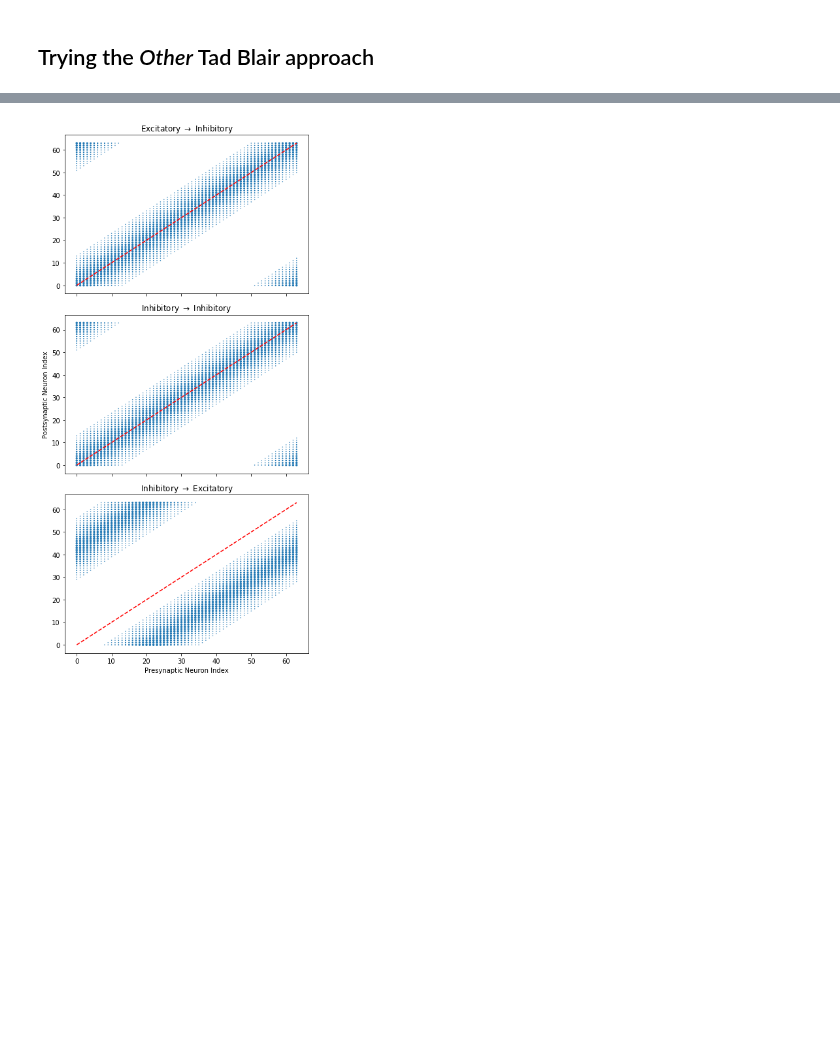
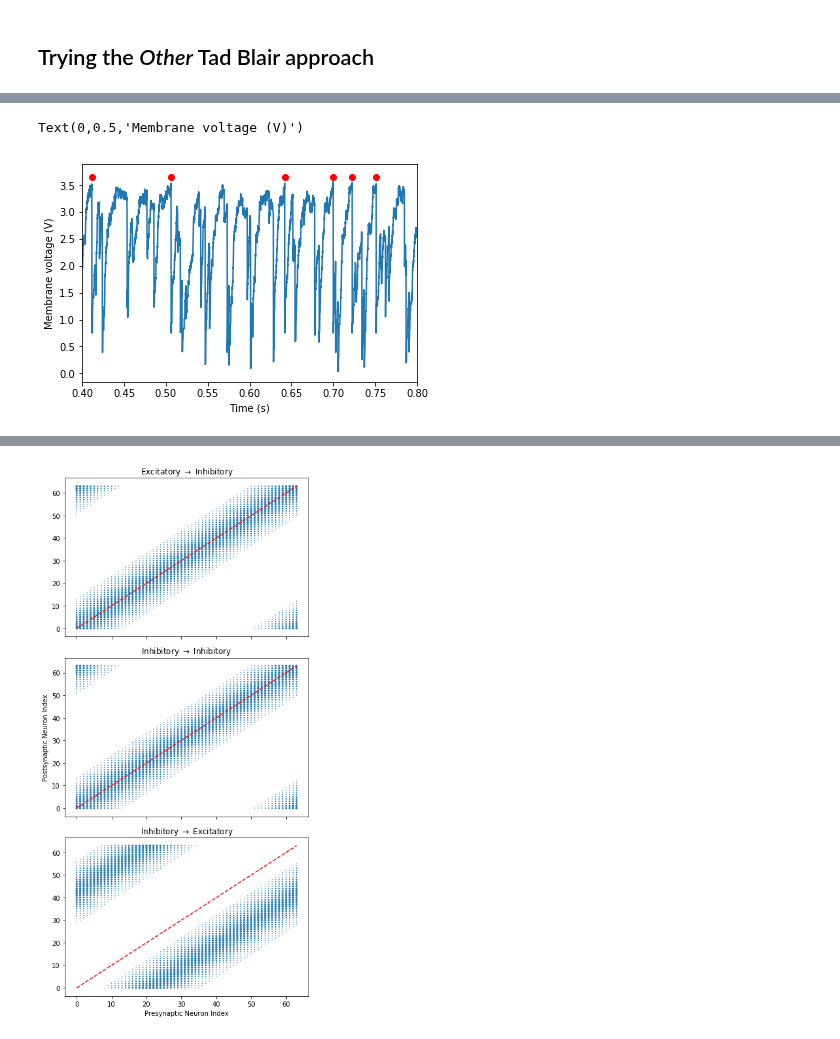
Before and after one commit to acellon/ifat-py, a Jupyter notebook: ifat.ipynb, the cells around one changed output, grey strips where cells are left out. Cells and saved outputs as stored; diff of their text form; code cells hidden in the pictures; blank space fills up the shorter version.

```diff
--- a/ifat.ipynb
+++ b/ifat.ipynb
@@ -271,2 +260,10 @@ plot(e_spmon.t/second, e_spmon.i,'.'); #xlim([0.2,0.4])
+# %%
+plot(e_vmon.t, e_vmon.Vm[0]); xlim([0.4,0.8])
+scatter(e_spmon.t[e_spmon.i==0],3.65*ones(len(e_spmon.t[e_spmon.i==0])),color='r')
+xlabel('Time (s)')
+ylabel('Membrane voltage (V)')
+# %% [output]
+Text(0,0.5,'Membrane voltage (V)')
+[figure, added]
 # %%
 rateWidth = 200 * ms
```
Also changed, not shown: parts of 37 cells of this notebook, 31 other files.
